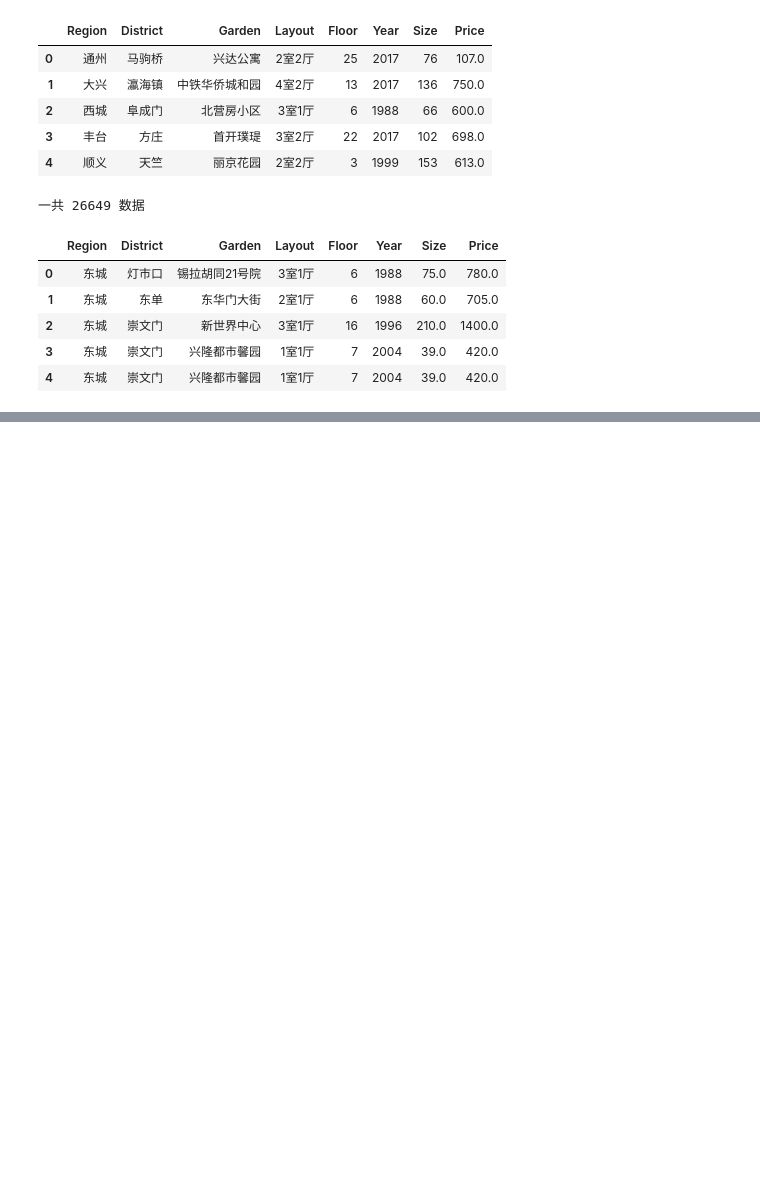
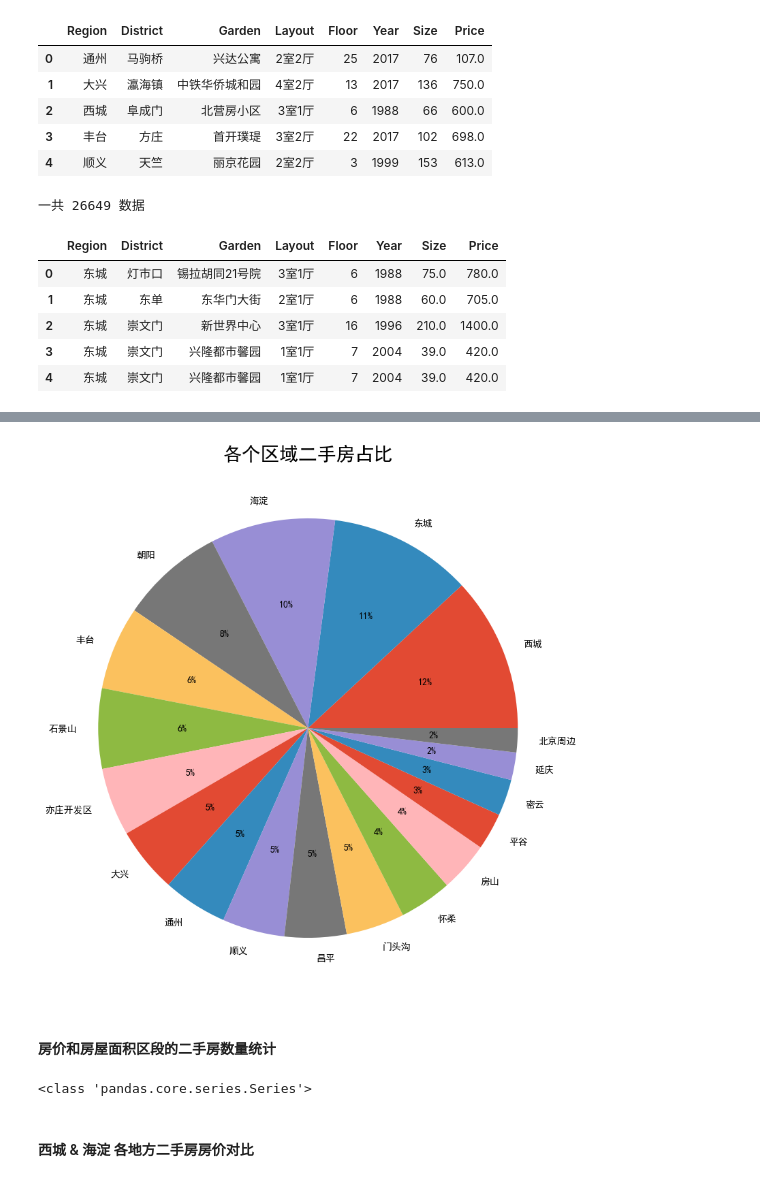
Before and after one commit to rongqi1108/python_codes, a Jupyter notebook: house-price-forecast/forcast.ipynb, the cells around one changed output, grey strips where cells are left out. Drawn from its saved outputs; the diff is of its cells as text; code cells hidden in the pictures; blank space fills up the shorter version.

Commit message:
pandas应用

```diff
--- a/house-price-forecast/forcast.ipynb
+++ b/house-price-forecast/forcast.ipynb
@@ -113,0 +154,4 @@ df.head()
+# %%
+# 统计北京二手房房价均值
+df_mean = df.groupby('Region')['PriceMs'].mean().sort_values(ascending = False)
+df_mean
@@ -113,0 +179,18 @@ df.head()
+# %%
+from matplotlib import pyplot as plt
+# 画图步骤 1.支持中文 2.使用风格 3.定画布大小精细度 4.标题 5.纵坐标标题 6.画什么图 7.展示
+plt.rc('font', family = 'SimHei', size = 13)
+plt.style.use('ggplot')
+
+plt.figure(dpi = 500, figsize = (20, 10))
+plt.subplot(211)#两行一列 第一个  即上下两块 画在上面
+plt.title('各区域二手房平均价格对比', fontsize = 20)#图片名称
+plt.ylabel('二手房平均价格（万/平方米）', fontsize = 10)#y轴标签
+plt.bar(df_mean.index, df_mean.values, color = 'c')
+plt.xticks(fontsize=10)
+
+plt.subplot(212)
+plt.title('各区域二手房数量的对比', fontsize = 20)
+plt.ylabel('二手房数量')
+plt.bar(df_num.index, df_num.values, color = 'g')
+plt.show()
@@ -113,0 +199,37 @@ df.head()
+# %%
+plt.figure(figsize= (10, 10))
+plt.subplot(111)
+plt.title('各个区域二手房占比', fontsize = 20)
+plt.pie(df_mean, radius = 1, labels = df_mean.index, autopct = '%1.f%%')
+plt.show()
+# %% [output]
+[figure, added]
+# %% [markdown]
+#### 房价和房屋面积区段的二手房数量统计
+# %%
+# 获取二手房总价的范围
+def get_price_range(price, base = 100):
+    return '{0}-{1}'.format(int(price//base)*base, int(price//base)*base + base)
+# 获取二手房面积的范围
+def get_size_range(size, base = 30):
+    return '{0}-{1}'.format(int(size//base)*base, int(size//base)*base + base)
+
+# 筛选房屋总价小于1000万的二手房信息进行统计 \d+表示一到多个数字
+df['GroupPrice'] = df['Price'].apply(get_price_range)
+df['GroupPriceSplit'] = df['GroupPrice'].str.extract(r'(\d+)-\d+', expand = False)
+df['GroupPriceSplit'] = df['GroupPriceSplit'].astype('int')
+
+sort_by_price_range = df.loc[df['GroupPriceSplit'] < 1000, ['GroupPrice', 'Price', 'GroupPriceSplit']]
+sort_by_price_range.set_index('GroupPrice', inplace = True)
+sort_by_price_range.sort_values(by = 'GroupPriceSplit', inplace = True)
+
+# 筛选房屋面积小于300平的二手房信息统计
+df['GroupSize']
+
+# 对房价和房屋面积分组
+
+# 房价范围 vs 房屋数量 可视化分析
+# %% [output]
+<class 'pandas.core.series.Series'>
+# %% [markdown]
+#### 西城 & 海淀 各地方二手房房价对比
```
Also changed, not shown: parts of 9 cells of this notebook.
